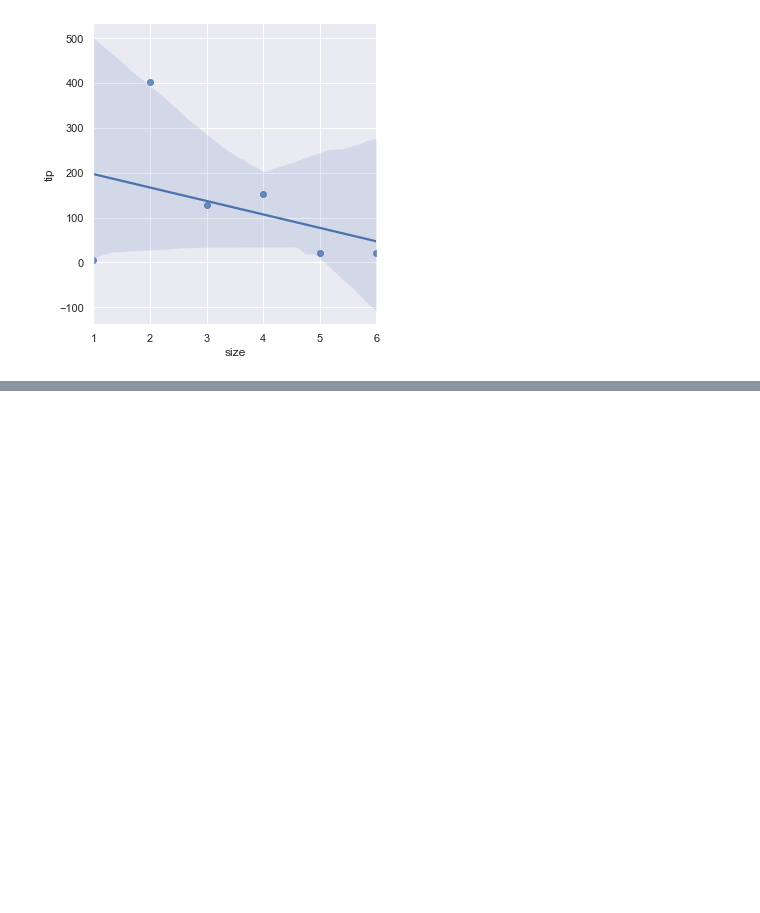
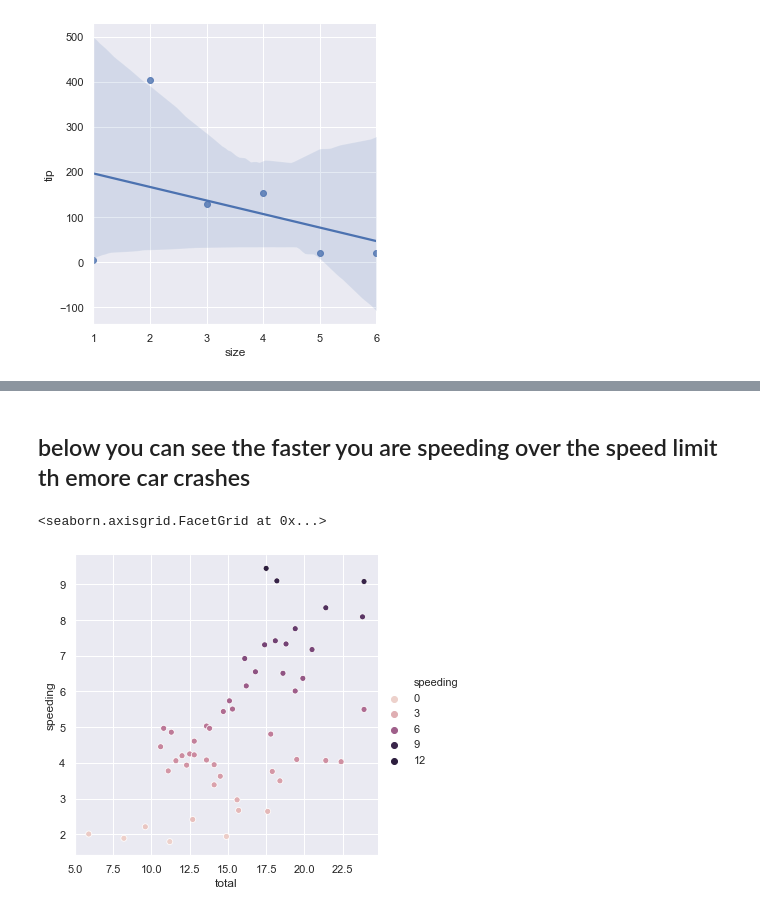
Before and after one commit to h-griffin/data-visualization, a Jupyter notebook: viz-a.ipynb, the cells around one changed output, grey strips where cells are left out. Drawn from its saved outputs; the diff is of its cells as text; code cells hidden in the pictures; blank space fills up the shorter version.

```diff
--- a/viz-a.ipynb
+++ b/viz-a.ipynb
@@ -71,0 +76,3 @@ sns.lmplot(x='size', y='tip', data=size_sums)
+# %%
+car_crashes = sns.load_dataset("car_crashes")
+car_crashes
@@ -71,0 +108,7 @@ sns.lmplot(x='size', y='tip', data=size_sums)
+# %% [markdown]
+## below you can see the faster you are speeding over the speed limit th emore car crashes
+# %%
+sns.relplot(x="total",y="speeding", hue="speeding", data=car_crashes)
+# %% [output]
+<seaborn.axisgrid.FacetGrid at 0x...>
+[figure, added]
```
Also changed, not shown: parts of 11 cells of this notebook, 5 other files.
